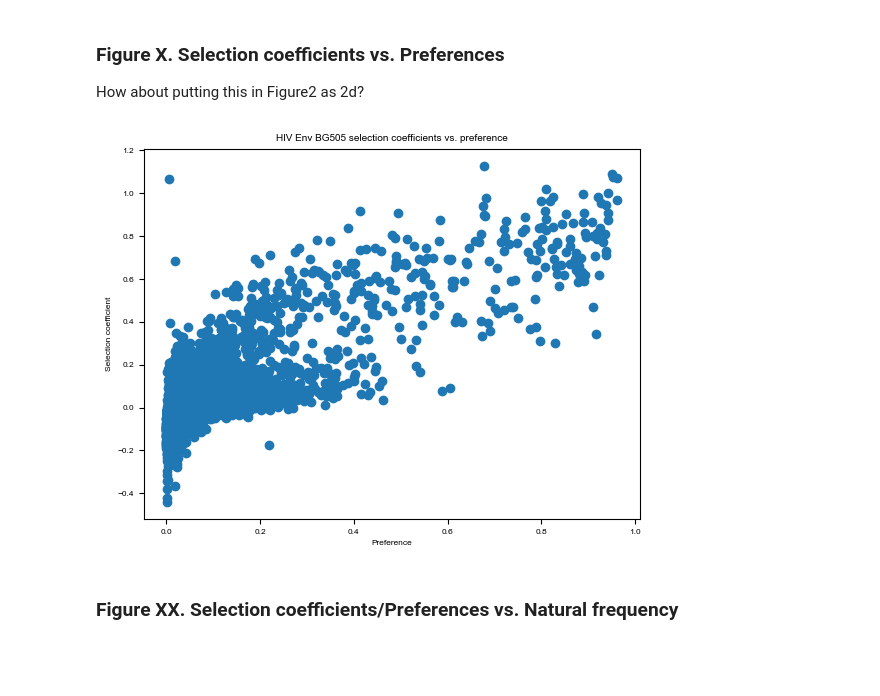
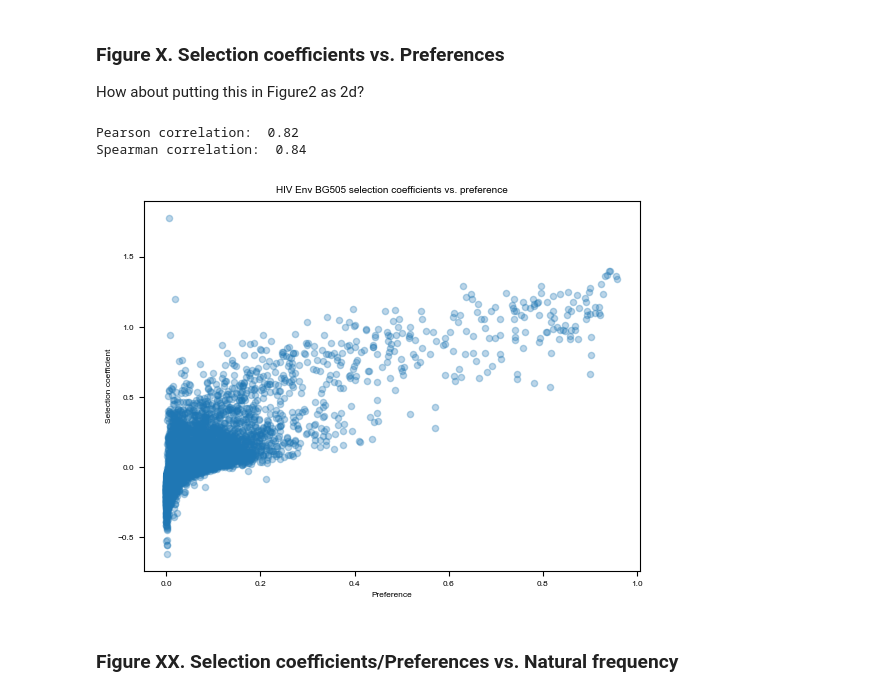
Before and after one commit to bartonlab/paper-DMS-inference, a Jupyter notebook: figures.ipynb, the cells around one changed output. Cells and saved outputs as stored; diff of their text form; code cells hidden in the pictures; blank space fills up the shorter version.

Commit message:
Figure 1,2 fixed
figure3 needs to be fixed

```diff
--- a/figures.ipynb
+++ b/figures.ipynb
@@ -77,27 +77,26 @@ plt.show()
 
 How about putting this in Figure2 as 2d?
 # %%
-sele_list = []
-pref_list = []
+df_sele = pd.read_csv('./outputs/selection_coefficients/HIV Env BG505.csv.gz', compression = 'gzip')
+df_sele = df_sele[df_sele['amino_acid']!='*']
+df_sele
 
-df_sele = pd.read_csv('./outputs/selection_coefficients/HIV Env BG505_-3.csv.gz')
-df_sele = df_sele[df_sele['amino_acid']!='*']
+df_pref = pd.read_csv('./outputs/merged_preference/HIV BG505.csv.gz', compression = 'gzip')
+df_pref
 
-df_pref = pd.read_csv('./data/prefs/HIV Env BG505_avgprefs.csv')
-df_pref = df_pref.drop('site', axis=1)
+df_merged = pd.merge(df_pref[['site', 'amino_acid', 'average']], df_sele[['site', 'amino_acid', 'joint']], on=['site', 'amino_acid'])
+print('Pearson correlation: ', st.pearsonr(df_merged['average'], df_merged['joint'])[0].round(2))
+print('Spearman correlation: ', st.spearmanr(df_merged['average'], df_merged['joint'])[0].round(2))
 
-for site in range(df_pref.shape[0]):
-    for aa in df_sele['amino_acid'].unique():
-        sele_list.append(df_sele.loc[(df_sele['site']==site) & (df_sele['amino_acid']==aa)]['rep_1'])
-        pref_list.append(df_pref.iloc[site][aa])
-plt.scatter(pref_list, sele_list)
-st.pearsonr(pref_list, sele_list)
+df_merged.plot.scatter('average', 'joint', alpha = 0.3)
 plt.xlabel('Preference')
 plt.ylabel('Selection coefficient')
 plt.title('HIV Env BG505 selection coefficients vs. preference')
 plt.show()
 # %% [output]
+Pearson correlation:  0.82
+Spearman correlation:  0.84
-[figure, old version]
+[figure, new version]
 # %% [markdown]
 ### Figure XX. Selection coefficients/Preferences vs. Natural frequency<a class = "anchor" id = "Sele_pref_natual_freq"></a>
 # %%
```
Also changed, not shown: parts of 6 cells of this notebook, 7 other files.
